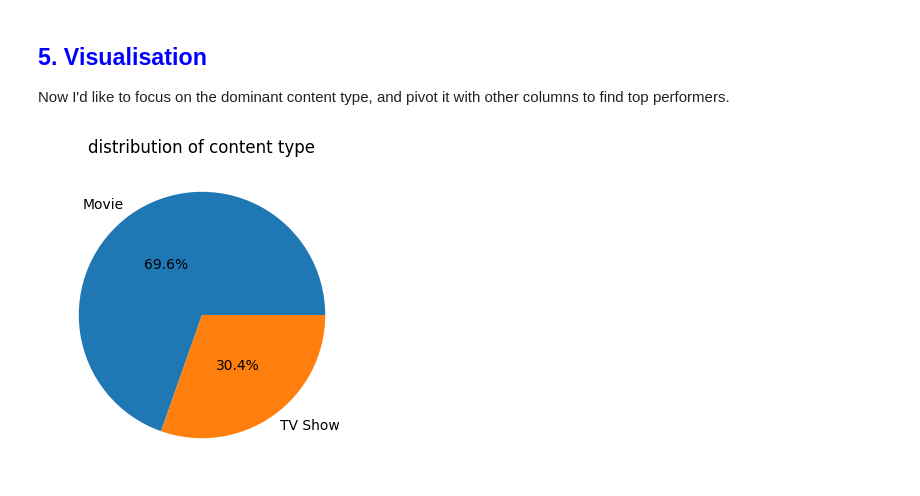
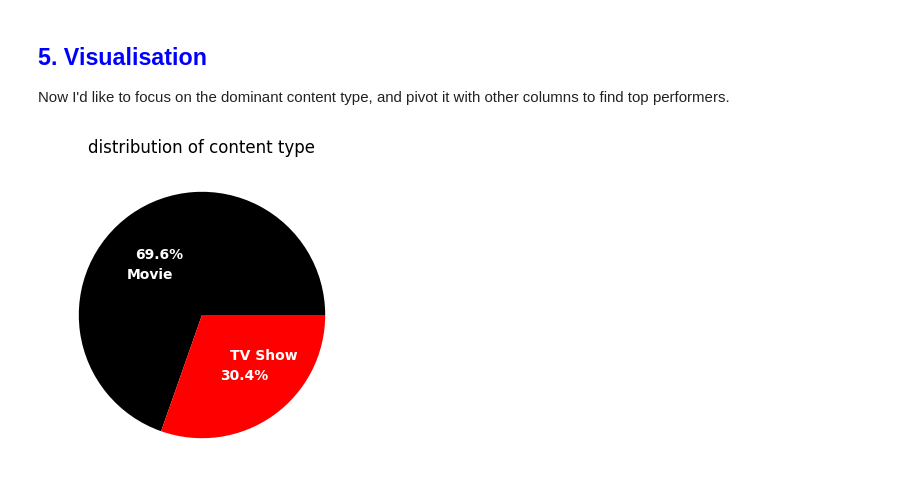
Before and after one commit to millenko/project1, a Jupyter notebook: notebooks/netflix_data_analysis.ipynb, the cells around one changed output. Cells and saved outputs as stored; diff of their text form; code cells hidden in the pictures.

```diff
--- a/notebooks/netflix_data_analysis.ipynb
+++ b/notebooks/netflix_data_analysis.ipynb
@@ -532,14 +533,17 @@ Now I'd like to focus on the dominant content type, and pivot it with other colu
 # %%
 # Movie is the dominant type
 
 content_type_counts = netflix_df.content_type.value_counts()
+colors = ['black', 'red']
+textprops = {'color': 'white', 'weight': 'bold'}
 
 plt.figure(figsize=(4, 4))
 plt.title("distribution of content type")
-plt.pie(content_type_counts, labels=content_type_counts.index, autopct='%1.1f%%', pctdistance=0.5)
+plt.pie(content_type_counts, labels=content_type_counts.index, autopct='%1.1f%%', labeldistance=0.4,
+        colors=colors, textprops=textprops)
 plt.show()
 # %% [output]
-[figure, old version]
+[figure, new version]
 # %%
 def top_5_pie(netflix_df, content_type, values_column, index_column, colors):
 
```
Also changed, not shown: parts of 3 cells of this notebook, 1 other file.
